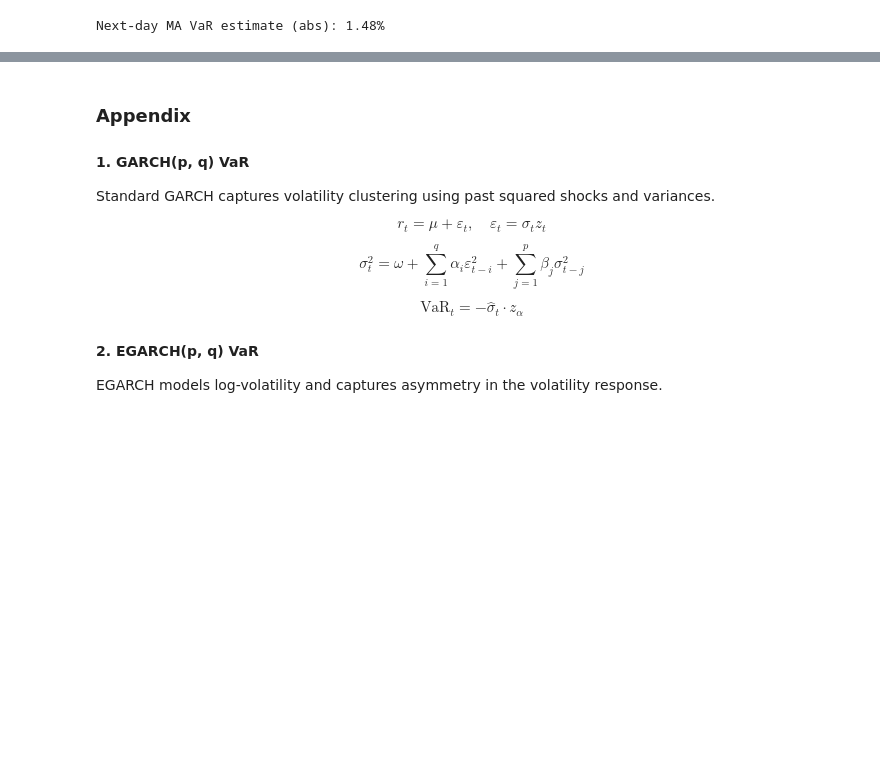
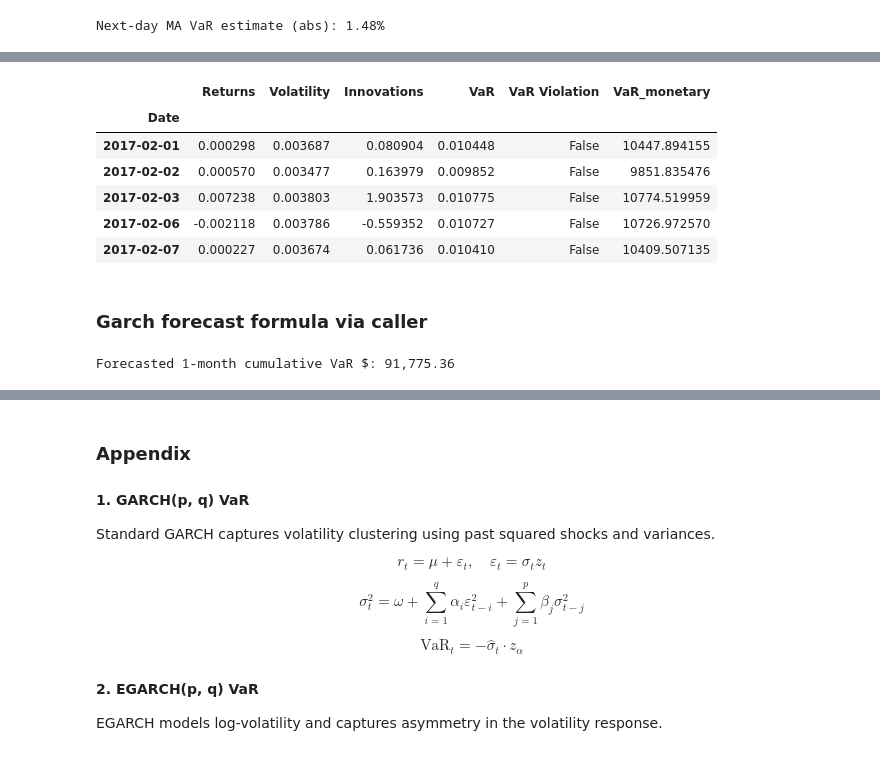
Before and after one commit to Alessandro-Dodon/pyvar, a Jupyter notebook: Functions/TestVolatilityVaR.ipynb, the cells around one changed output, grey strips where cells are left out. Cells and saved outputs as stored; diff of their text form; code cells hidden in the pictures; blank space fills up the shorter version.

```diff
--- a/Functions/TestVolatilityVaR.ipynb
+++ b/Functions/TestVolatilityVaR.ipynb
@@ -188,0 +239,26 @@ Next-day MA VaR estimate (abs): 1.48%
+# %%
+ma_output.head()
+# %% [output]
+|  | Returns | Volatility | Innovations | VaR | VaR Violation | VaR_monetary |
+| Date |  |  |  |  |  |  |
+| 2017-02-01 | 0.000298 | 0.003687 | 0.080904 | 0.010448 | False | 10447.894155 |
+| 2017-02-02 | 0.000570 | 0.003477 | 0.163979 | 0.009852 | False | 9851.835476 |
+| 2017-02-03 | 0.007238 | 0.003803 | 1.903573 | 0.010775 | False | 10774.519959 |
+| 2017-02-06 | -0.002118 | 0.003786 | -0.559352 | 0.010727 | False | 10726.972570 |
+| 2017-02-07 | 0.000227 | 0.003674 | 0.061736 | 0.010410 | False | 10409.507135 |
+# %% [markdown]
+### Garch forecast formula via caller
+# %%
+_, forecast_var = VolatilityVaR.compute_var_volatility(
+    returns,
+    method="forecast",
+    steps_ahead=22,
+    cumulative=True,
+    confidence_level=0.99,
+    distribution="t",
+    wealth=1_000_000
+)
+
+print(f"Forecasted 1-month cumulative VaR $: {forecast_var:,.2f}")
+# %% [output]
+Forecasted 1-month cumulative VaR $: 91,775.36
```
Also changed, not shown: parts of 14 cells of this notebook, 5 other files.
